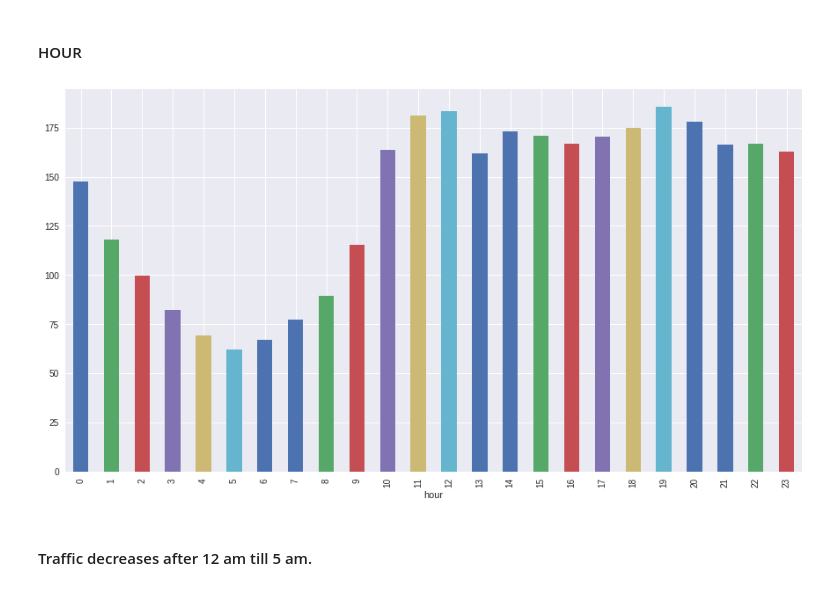
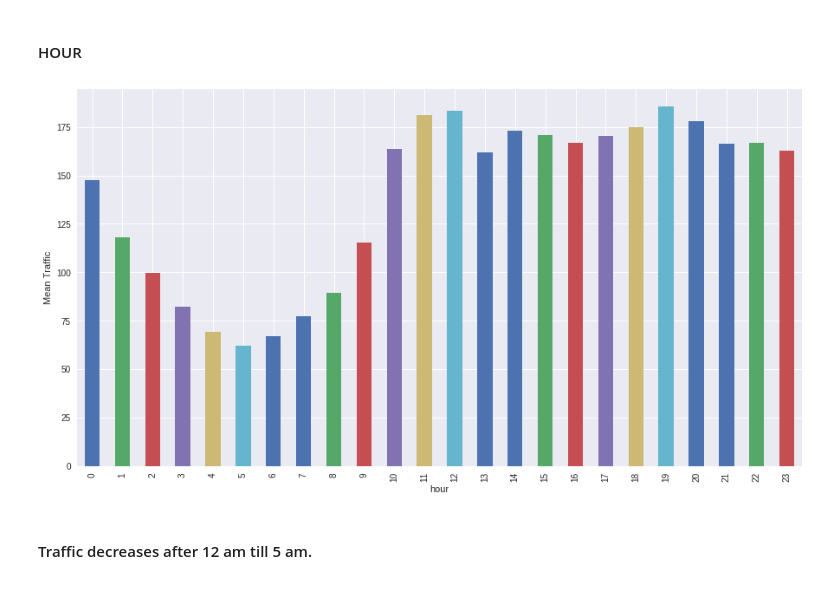
Before and after one commit to shreyas-kalmegh/time-series-AV, a Jupyter notebook: timeSeries.ipynb, the cells around one changed output. Drawn from its saved outputs; the diff is of its cells as text; code cells hidden in the pictures.

```diff
--- a/timeSeries.ipynb
+++ b/timeSeries.ipynb
@@ -126,9 +127,10 @@ test.head()
 #### HOUR
 # %%
 train.groupby('hour')['Count'].mean().plot(kind='bar')
+plt.ylabel('Mean Traffic')
 plt.show()
 # %% [output]
-[figure, old version]
+[figure, new version]
 # %% [markdown]
 #### Traffic decreases after 12 am till 5 am.
 # %% [markdown]
```
Also changed, not shown: parts of 24 cells of this notebook.
